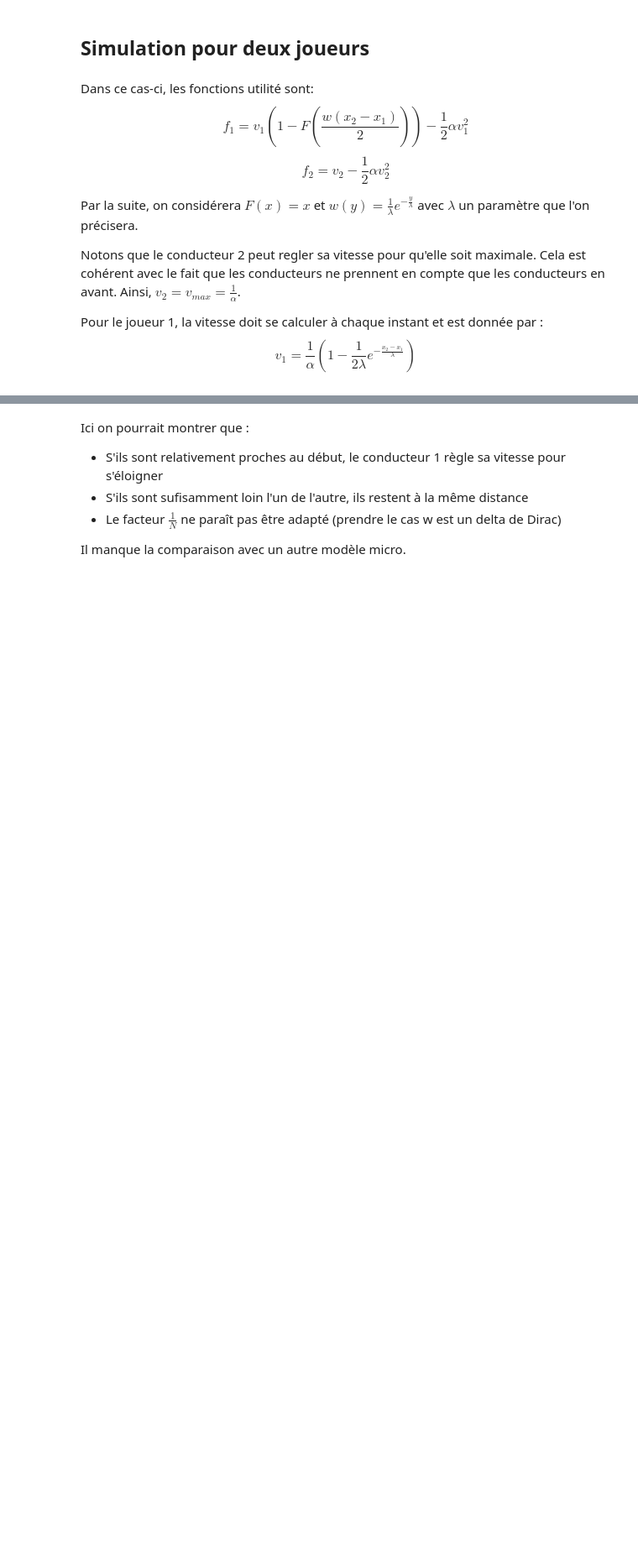
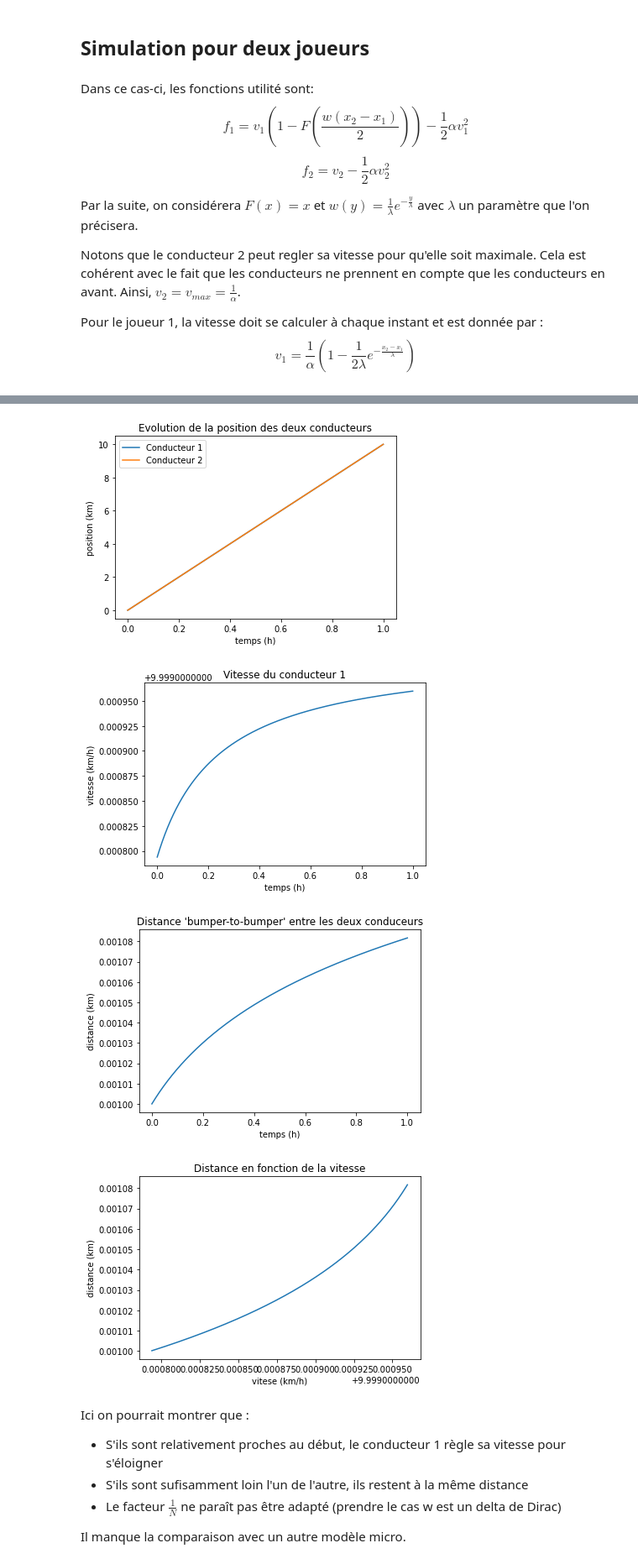
Before and after one commit to s-fl0res/PAr-168, a Jupyter notebook: simu_discrete.ipynb, the cells around one changed output, grey strips where cells are left out. Shown: that part at 84% size. Saved outputs shown, nothing was run; the diff lists cells and outputs as text; code cells hidden in the pictures; blank space fills up the shorter version.

```diff
--- a/simu_discrete.ipynb
+++ b/simu_discrete.ipynb
@@ -42,15 +42,12 @@ def ModeleDeuxConducteurs(T,N,alpha,lda,x1,x2):
 # Définition des paramètres de la simulation
 T = 1
 N = 1000
-alpha = 0.0167
+alpha = 0.1
 x1 = [0]
 x2 = [0.001]
 
 EX0 = 1/2 *(x1[0] + x2[0])
-VarX0 = 1/2 * ((x
-
-
-                31[0] -EX0)**2 + (x2[0] -EX0)**2)
+VarX0 = 1/2 * ((x1[0] -EX0)**2 + (x2[0] -EX0)**2)
 lda = 0.1 * np.sqrt(VarX0) # paramètre lambda
 
 # Plot
@@ -81,3 +78,7 @@ SyntaxError: invalid syntax (<ipython-input-3-be042c577c87>, line 12)
+[figure, added]
+[figure, added]
+[figure, added]
+[figure, added]
 # %%
 def ModeleDeuxConducteursArret(T,N,alpha,lda,x1,x2):
     dt = T/N
```
Also changed, not shown: parts of 6 cells of this notebook, 1 other file.
